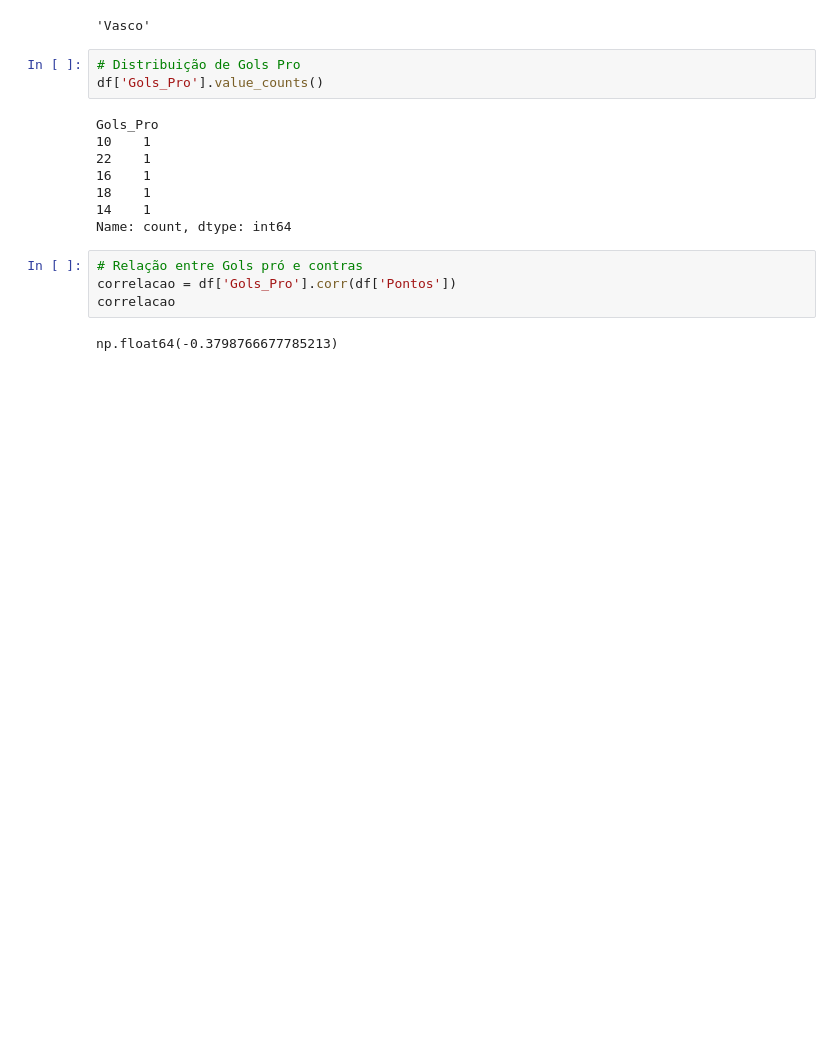
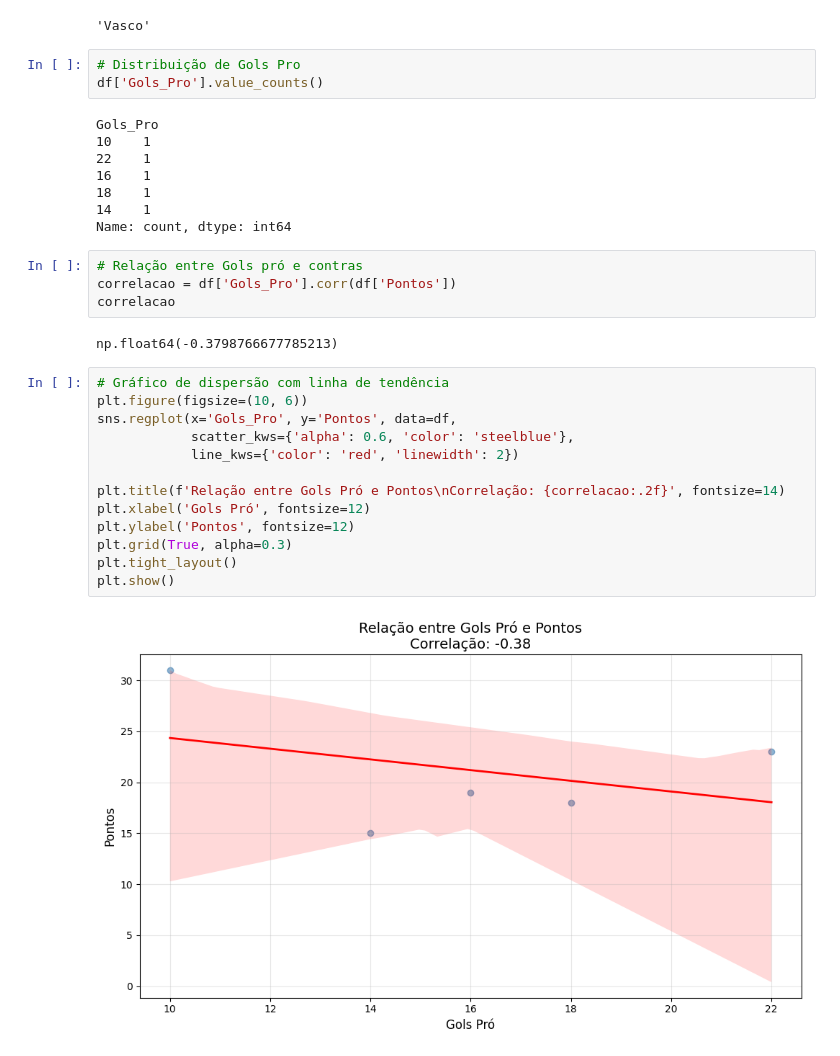
Before and after one commit to agnaldo-gonzaga/Data-Science-Learning, a Jupyter notebook: 02-Python/Pandas-Numpy/analise_planilha.ipynb, the cells around one changed output. Saved outputs shown, nothing was run; the diff lists cells and outputs as text; blank space fills up the shorter version.

```diff
--- a/02-Python/Pandas-Numpy/analise_planilha.ipynb
+++ b/02-Python/Pandas-Numpy/analise_planilha.ipynb
@@ -92,3 +94,18 @@ correlacao = df['Gols_Pro'].corr(df['Pontos'])
 correlacao
 # %% [output]
 np.float64(-0.3798766677785213)
+# %%
+# Gráfico de dispersão com linha de tendência
+plt.figure(figsize=(10, 6))
+sns.regplot(x='Gols_Pro', y='Pontos', data=df,
+            scatter_kws={'alpha': 0.6, 'color': 'steelblue'},
+            line_kws={'color': 'red', 'linewidth': 2})
+
+plt.title(f'Relação entre Gols Pró e Pontos\nCorrelação: {correlacao:.2f}', fontsize=14)
+plt.xlabel('Gols Pró', fontsize=12)
+plt.ylabel('Pontos', fontsize=12)
+plt.grid(True, alpha=0.3)
+plt.tight_layout()
+plt.show()
+# %% [output]
+[figure, added]
```
Also changed, not shown: parts of 1 cell of this notebook.
